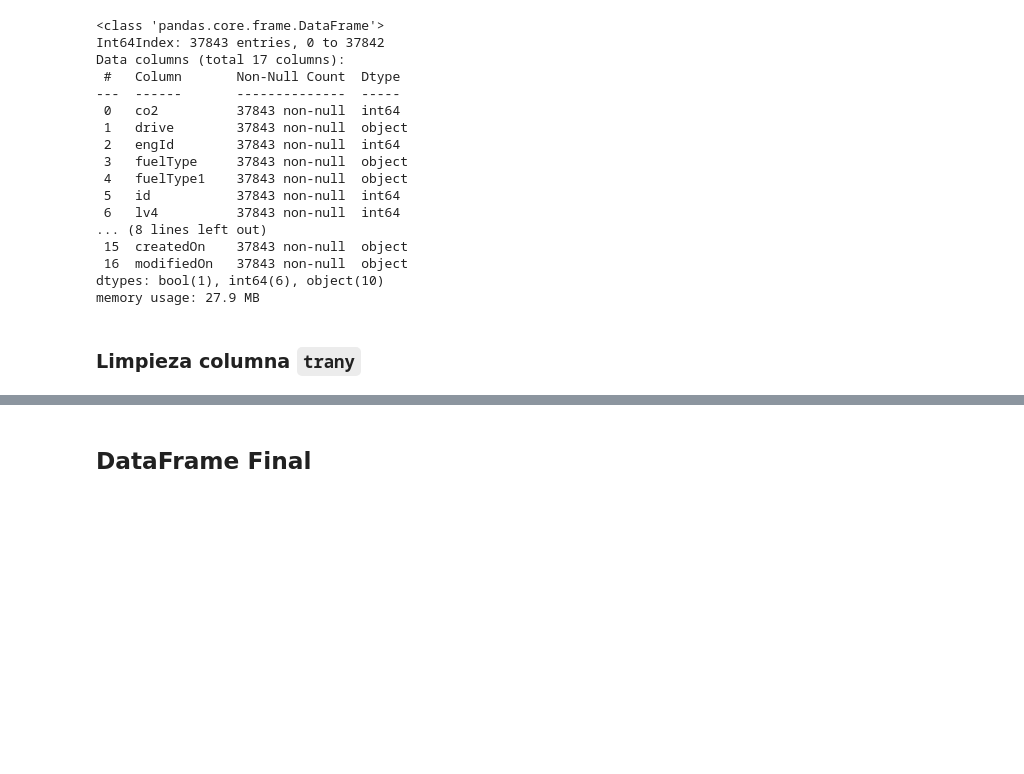
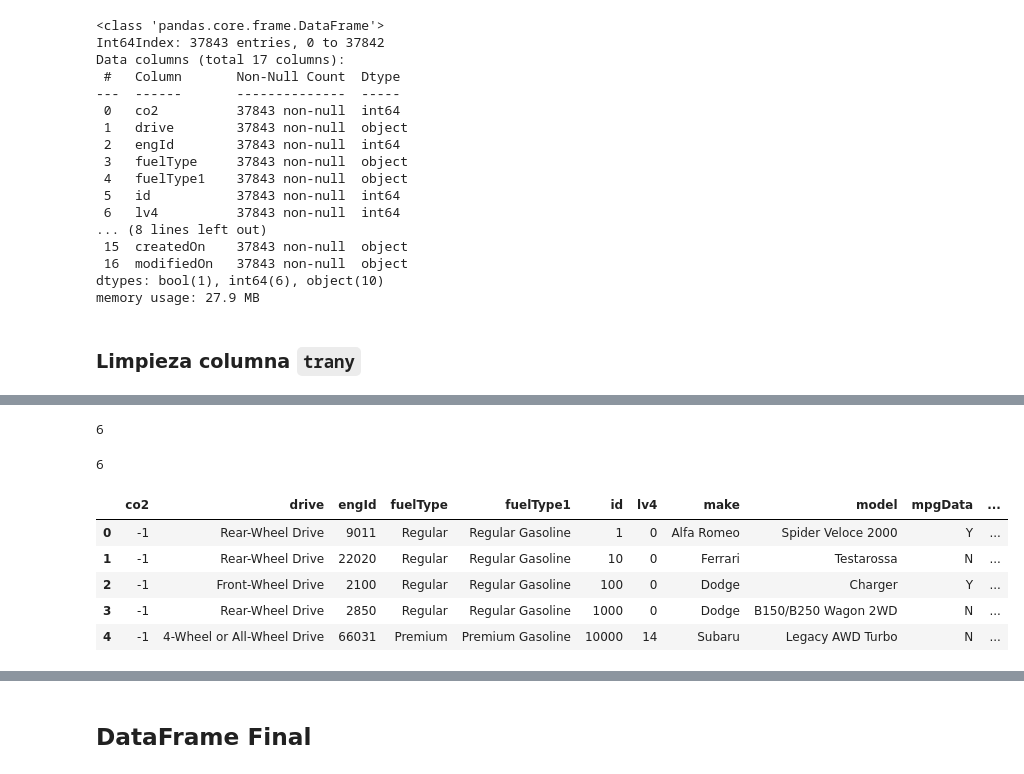
Before and after one commit to Ironhack-Data-Madrid-Julio-2023/apuntes_clase, a Jupyter notebook: semana_2/3.1 - Data Cleaning.ipynb, the cells around one changed output, grey strips where cells are left out. Saved outputs shown, nothing was run; the diff lists cells and outputs as text; code cells hidden in the pictures; blank space fills up the shorter version.

Commit message:
data cleaning 1

```diff
--- a/semana_2/3.1 - Data Cleaning.ipynb
+++ b/semana_2/3.1 - Data Cleaning.ipynb
@@ -606,0 +627,33 @@ memory usage: 27.9 MB
+# %%
+import re   # regex
+
+int(re.findall('\d+', 'Automatic (AM6)')[0])
+# %% [output]
+6
+# %%
+def limpiar_trany(x):
+
+    num = re.findall('\d+', x)
+
+    if num:  # si hay numero, la lista no esta vacia
+
+        return int(num[0])
+
+    else:
+
+        return 0
+# %%
+limpiar_trany('Automatic (AM6)')
+# %% [output]
+6
+# %%
+df['speed'] = df.trany.apply(limpiar_trany)
+
+df.head()
+# %% [output]
+|  | co2 | drive | engId | fuelType | fuelType1 | id | lv4 | make | model | mpgData | ... |
+| 0 | -1 | Rear-Wheel Drive | 9011 | Regular | Regular Gasoline | 1 | 0 | Alfa Romeo | Spider Veloce 2000 | Y | ... |
+| 1 | -1 | Rear-Wheel Drive | 22020 | Regular | Regular Gasoline | 10 | 0 | Ferrari | Testarossa | N | ... |
+| 2 | -1 | Front-Wheel Drive | 2100 | Regular | Regular Gasoline | 100 | 0 | Dodge | Charger | Y | ... |
+| 3 | -1 | Rear-Wheel Drive | 2850 | Regular | Regular Gasoline | 1000 | 0 | Dodge | B150/B250 Wagon 2WD | N | ... |
+| 4 | -1 | 4-Wheel or All-Wheel Drive | 66031 | Premium | Premium Gasoline | 10000 | 14 | Subaru | Legacy AWD Turbo | N | ... |
```
Also changed, not shown: parts of 16 cells of this notebook, 3 other files.
